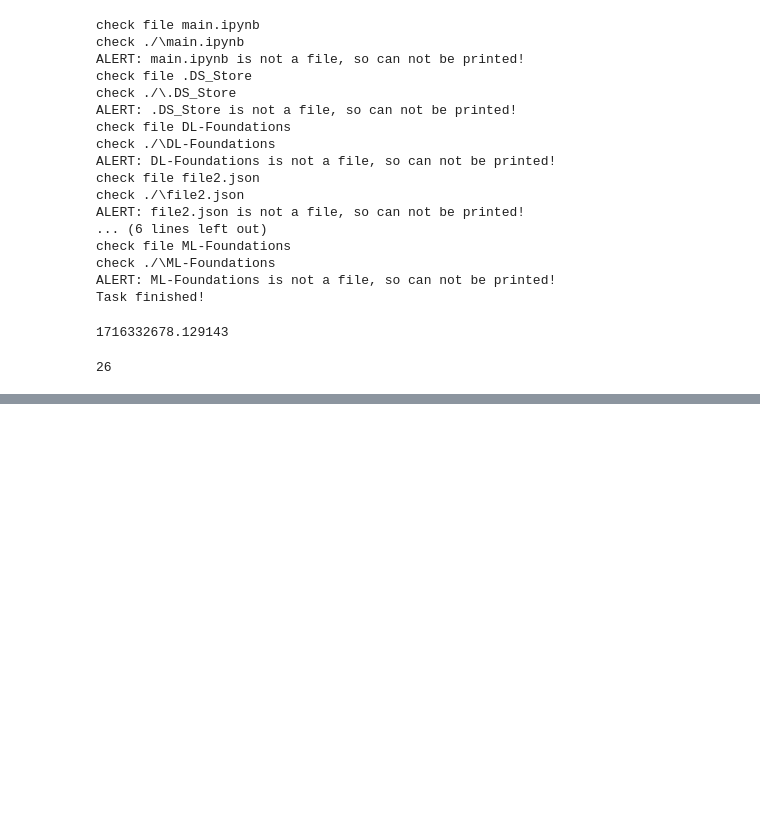
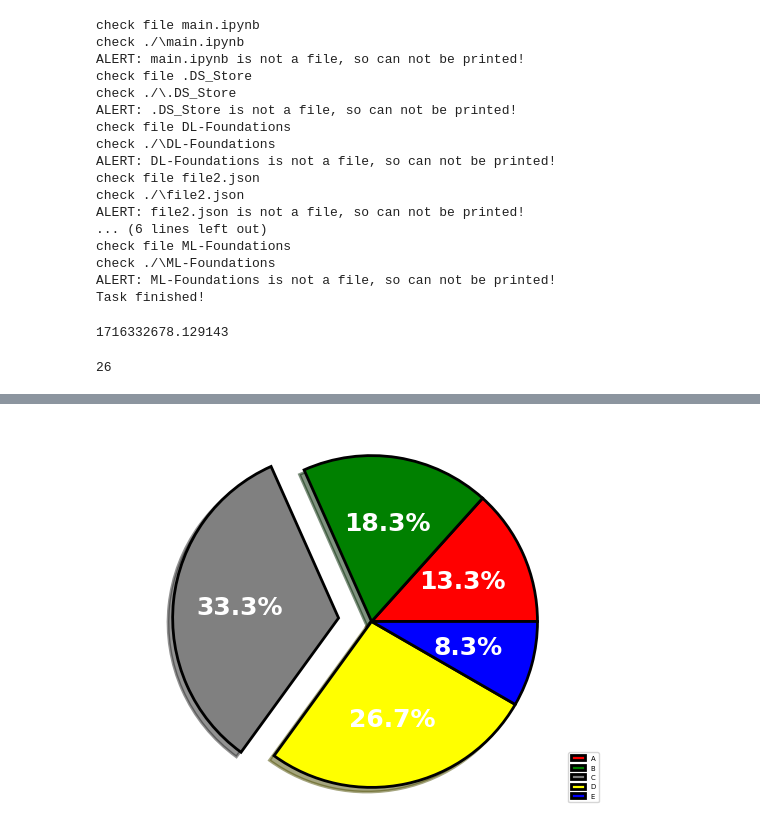
Before and after one commit to Afik25/Machine-Learning, a Jupyter notebook: main.ipynb, the cells around one changed output, grey strips where cells are left out. Saved outputs shown, nothing was run; the diff lists cells and outputs as text; code cells hidden in the pictures; blank space fills up the shorter version.

```diff
--- a/main.ipynb
+++ b/main.ipynb
@@ -185,0 +248,12 @@ now.second
+# %%
+import matplotlib.pyplot as plt
+students = [40, 55, 100, 80, 25]
+grade = ['A', 'B', 'C', 'D', 'E']
+exp = [0, 0, 0.2, 0, 0]
+colors = ['red', 'green', 'grey', 'yellow', 'blue']
+plt.pie(students, labels=grade, explode=exp, autopct='%2.1f%%', colors=colors, shadow=True, startangle=0, labeldistance=1.1, textprops={'fontweight':'bold', 'fontsize':18, 'color':'white'}, wedgeprops={'linewidth':2, 'edgecolor':"k"})
+plt.axis('equal')
+plt.legend(loc=4, fontsize= 5)
+plt.show()
+# %% [output]
+[figure, added]
```
Also changed, not shown: parts of 14 cells of this notebook.
